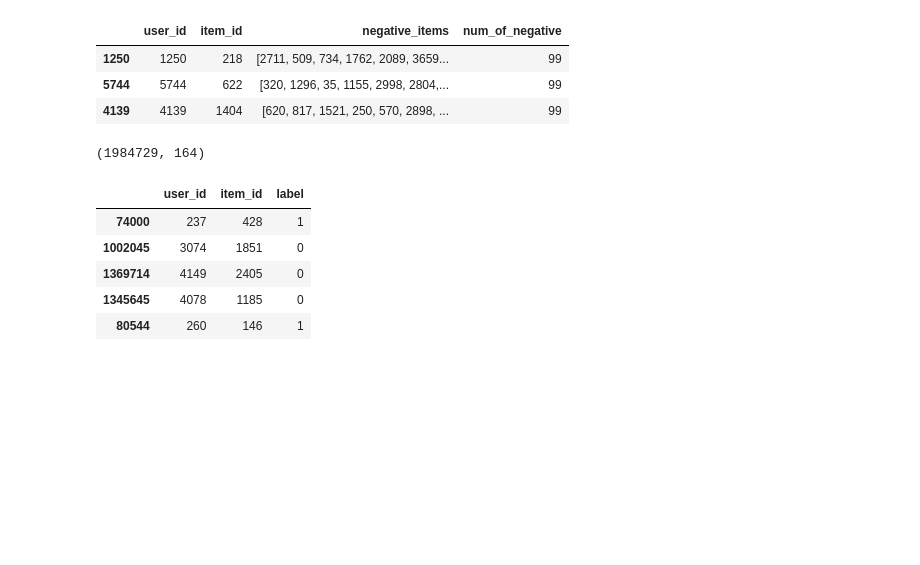
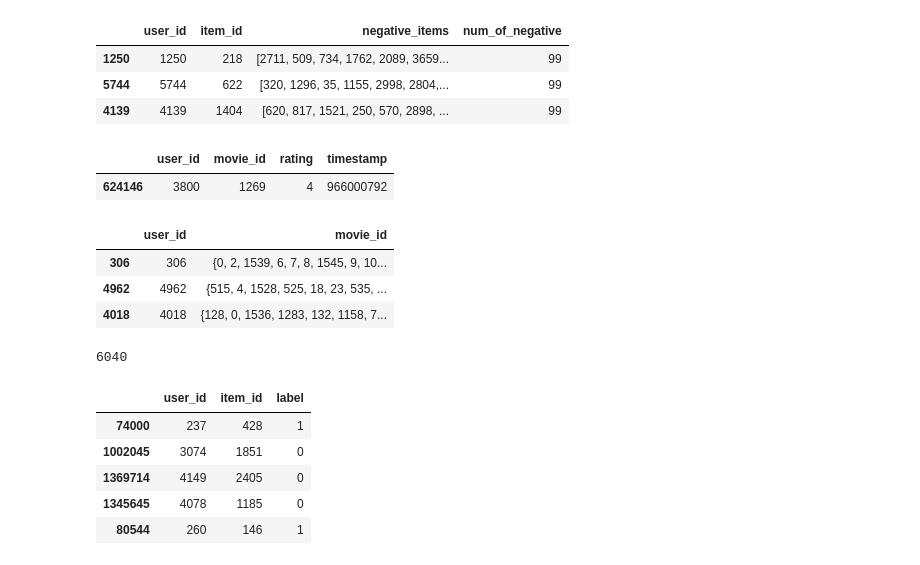
Before and after one commit to gabibu/recommendationsystems, a Jupyter notebook: exe3_solution.ipynb, the cells around one changed output. Drawn from its saved outputs; the diff is of its cells as text; code cells hidden in the pictures; blank space fills up the shorter version.

```diff
--- a/exe3_solution.ipynb
+++ b/exe3_solution.ipynb
@@ -267,29 +267,44 @@ test_negative_df.sample(3)
 | 1250 | 1250 | 218 | [2711, 509, 734, 1762, 2089, 3659... | 99 |
 | 5744 | 5744 | 622 | [320, 1296, 35, 1155, 2998, 2804,... | 99 |
 | 4139 | 4139 | 1404 | [620, 817, 1521, 250, 570, 2898, ... | 99 |
+# %%
+train_df.sample(1)
+# %% [output]
+|  | user_id | movie_id | rating | timestamp |
+| 624146 | 3800 | 1269 | 4 | 966000792 |
+# %%
+users_items_df = train_df.groupby(['user_id'])['movie_id'].apply(set).reset_index()
+
+users_items_df.sample(3)
+# %% [output]
+|  | user_id | movie_id |
+| 306 | 306 | {0, 2, 1539, 6, 7, 8, 1545, 9, 10... |
+| 4962 | 4962 | {515, 4, 1528, 525, 18, 23, 535, ... |
+| 4018 | 4018 | {128, 0, 1536, 1283, 132, 1158, 7... |
+# %%
+user_items_dict = users_items_df.set_index('user_id').to_dict(orient='index')
+len(user_items_dict)
+# %% [output]
+6040
 # %%
-users_items_df = train_df.groupby(['user_id'])['movie_id'].apply(set).reset_index()
 
-users_items_df.sample(3)
-
-
-num_of_positives_per_user = int(train_df.shape[0]/users_items_df.shape[0])
+num_of_negative_per_positive = 4
 
 all_items = set(train_df['movie_id'].tolist())
 
 dataset_rows = []
 
-for (_, user_items_row) in users_items_df.iterrows():
+for (_, user_rating_row) in train_df.iterrows():
 
-    user_id = user_items_row['user_id']
-    user_items = user_items_row['movie_id']
+    user_id = user_rating_row['user_id']
+    item_id = user_rating_row['movie_id']
 
-    for item_id in user_items:
-        dataset_rows.append((user_id, item_id, 1))
+    user_items = user_items_dict[user_id]['movie_id']
+    dataset_rows.append((user_id, item_id, 1))
 
     user_uninteracted_items = list(all_items - user_items)
 
-    user_selected_uninteraccted_items = np.random.choice(user_uninteracted_items, num_of_positives_per_user, replace=False)
+    user_selected_uninteraccted_items = np.random.choice(user_uninteracted_items, num_of_negative_per_positive, replace=False)
 
 
     for item_id in user_selected_uninteraccted_items:
@@ -300,8 +315,6 @@ for (_, user_items_row) in users_items_df.iterrows():
 train_dataset_df = pd.DataFrame(dataset_rows, columns =['user_id', 'item_id', 'label'])
 
 train_dataset_df.shape[0], num_of_positives_per_user
-# %% [output]
-(1984729, 164)
 # %%
 train_dataset_df.sample(5)
 # %% [output]
```
Also changed, not shown: parts of 1 cell of this notebook.
